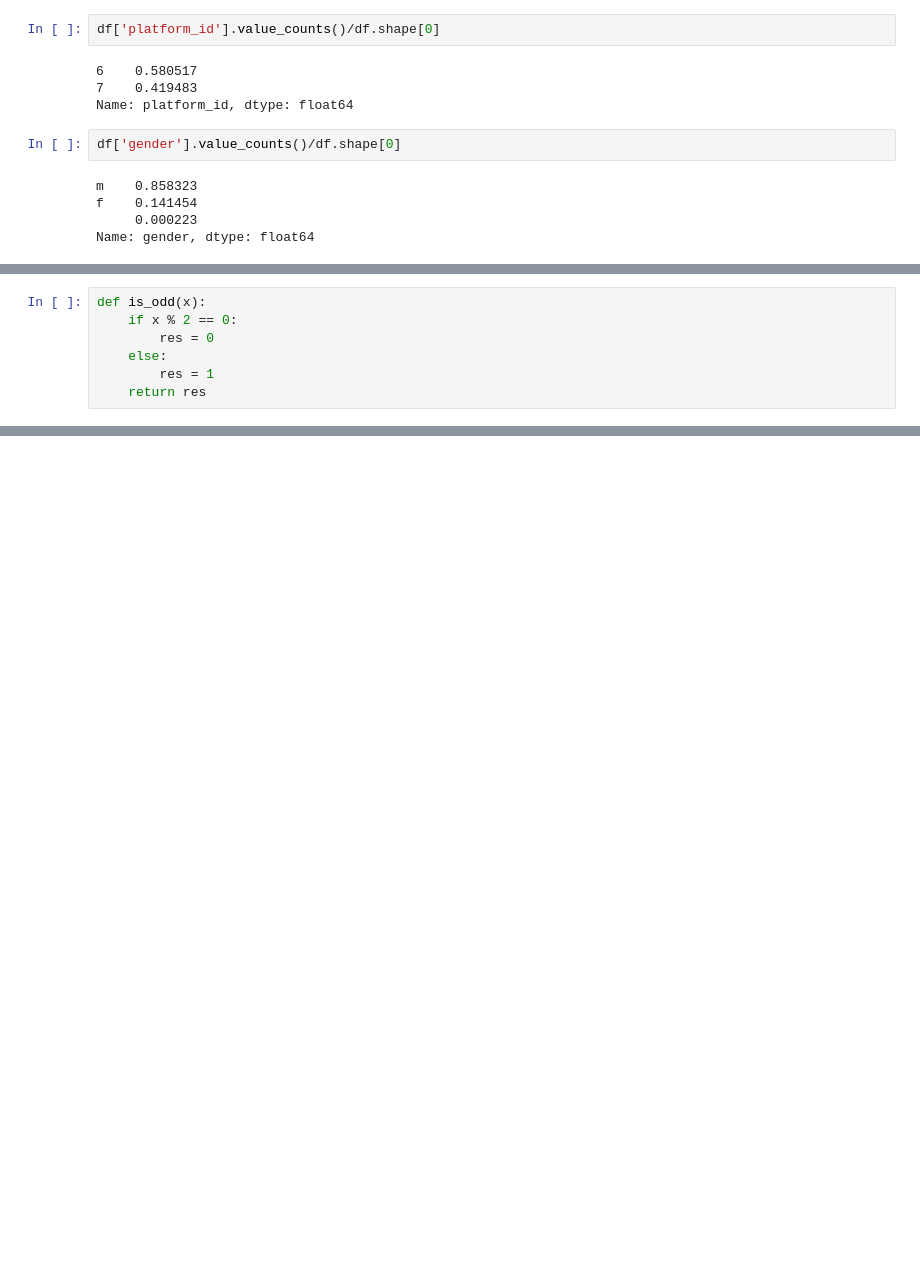
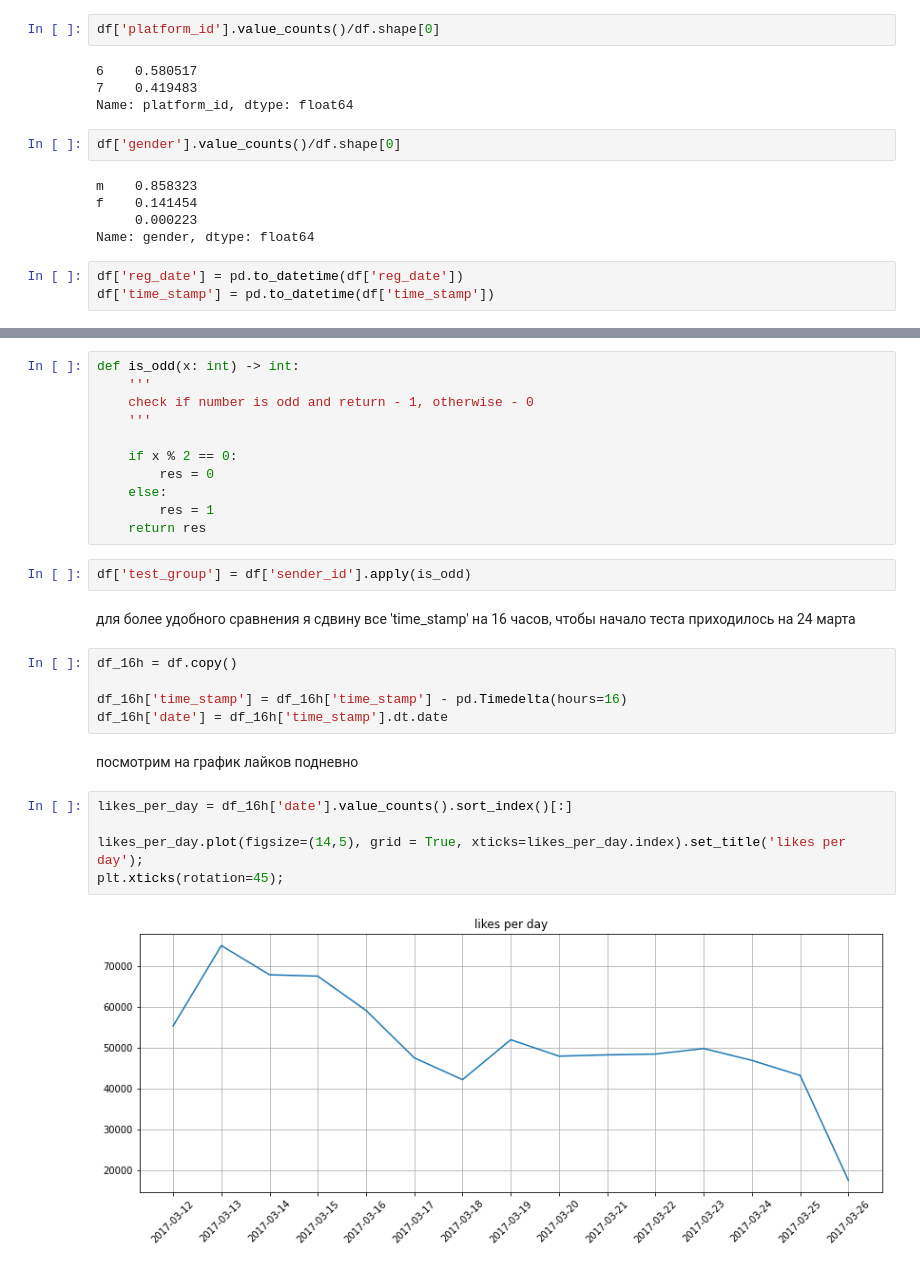
Before and after one commit to danilpolkov/appflame, a Jupyter notebook: notebooks/AB_test.ipynb, the cells around one changed output, grey strips where cells are left out. Saved outputs shown, nothing was run; the diff lists cells and outputs as text; blank space fills up the shorter version.

```diff
--- a/notebooks/AB_test.ipynb
+++ b/notebooks/AB_test.ipynb
@@ -52,6 +56,9 @@ m    0.858323
 f    0.141454
      0.000223
 Name: gender, dtype: float64
+# %%
+df['reg_date'] = pd.to_datetime(df['reg_date'])
+df['time_stamp'] = pd.to_datetime(df['time_stamp'])
 # %%
 print('min:', df['reg_date'].min(), 'max:', df['reg_date'].max())
 # %% [output]
@@ -119,7 +71,0 @@ plt.xticks(rotation=45);
-# %%
-def is_odd(x):
-    if x % 2 == 0:
-        res = 0
-    else:
-        res = 1
-    return res
@@ -307,0 +74,29 @@ in both cases, for new users abd for old ones old design more clicable
+# %%
+def is_odd(x: int) -> int:
+    '''
+    check if number is odd and return - 1, otherwise - 0
+    '''
+
+    if x % 2 == 0:
+        res = 0
+    else:
+        res = 1
+    return res
+# %%
+df['test_group'] = df['sender_id'].apply(is_odd)
+# %% [markdown]
+для более удобного сравнения я сдвину все 'time_stamp' на 16 часов, чтобы начало теста приходилось на 24 марта
+# %%
+df_16h = df.copy()
+
+df_16h['time_stamp'] = df_16h['time_stamp'] - pd.Timedelta(hours=16)
+df_16h['date'] = df_16h['time_stamp'].dt.date
+# %% [markdown]
+посмотрим на график лайков подневно
+# %%
+likes_per_day = df_16h['date'].value_counts().sort_index()[:]
+
+likes_per_day.plot(figsize=(14,5), grid = True, xticks=likes_per_day.index).set_title('likes per day');
+plt.xticks(rotation=45);
+# %% [output]
+[figure, added]
```
Also changed, not shown: parts of 101 cells of this notebook.
